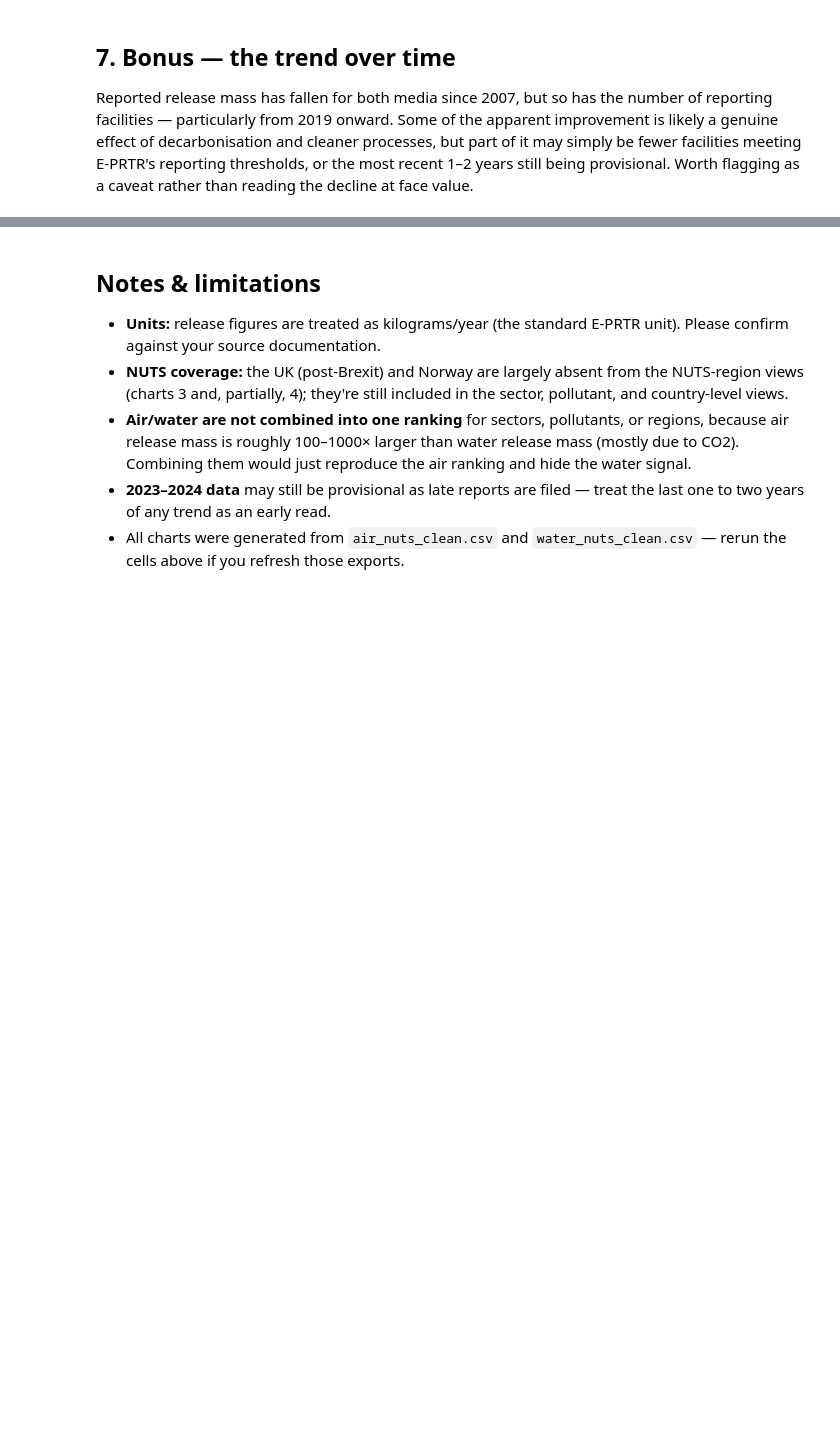
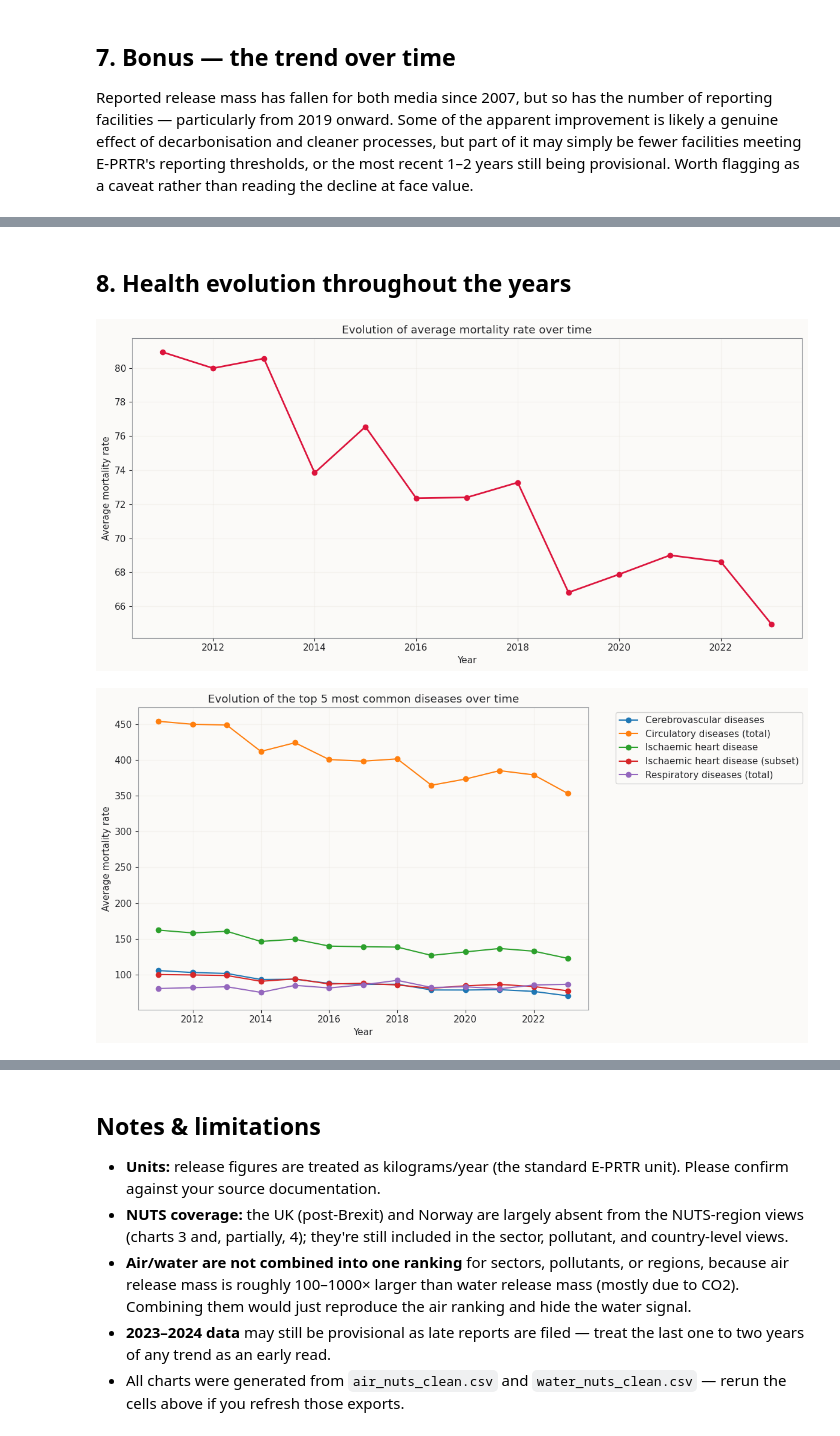
Before and after one commit to bibianglez/Final_project, a Jupyter notebook: notebooks/Final_project_final_version.ipynb, the cells around one changed output, grey strips where cells are left out. Cells and saved outputs as stored; diff of their text form; code cells hidden in the pictures; blank space fills up the shorter version.

```diff
--- a/notebooks/Final_project_final_version.ipynb
+++ b/notebooks/Final_project_final_version.ipynb
@@ -858,0 +1305,2 @@ plt.show()
+# %% [markdown]
+## 8. Health evolution throughout the years
@@ -858,0 +1330,30 @@ plt.show()
+# %%
+mortality_by_year = df_m.groupby('year')['mortality_rate'].mean()
+
+plt.figure(figsize=(12, 6))
+plt.plot(mortality_by_year.index, mortality_by_year.values, marker='o', linewidth=2, color='crimson')
+plt.title('Evolution of average mortality rate over time')
+plt.xlabel('Year')
+plt.ylabel('Average mortality rate')
+plt.grid(True, alpha=0.3)
+plt.tight_layout()
+plt.show()
+
+# Evolution of each disease (top 5, see section 3) over time
+top5_diseases = df_m.groupby('disease_name')['mortality_rate'].mean().sort_values(ascending=False).head(5).index
+df_top5 = df_m[df_m['disease_name'].isin(top5_diseases)]
+pivot_top5 = df_top5.groupby(['year', 'disease_name'])['mortality_rate'].mean().unstack()
+
+plt.figure(figsize=(12, 6))
+for disease in pivot_top5.columns:
+    plt.plot(pivot_top5.index, pivot_top5[disease], marker='o', label=disease)
+plt.title('Evolution of the top 5 most common diseases over time')
+plt.xlabel('Year')
+plt.ylabel('Average mortality rate')
+plt.legend(bbox_to_anchor=(1.05, 1), loc='upper left')
+plt.grid(True, alpha=0.3)
+plt.tight_layout()
+plt.show()
+# %% [output]
+[figure, added]
+[figure, added]
```
Also changed, not shown: parts of 55 cells of this notebook, 1 other file.
